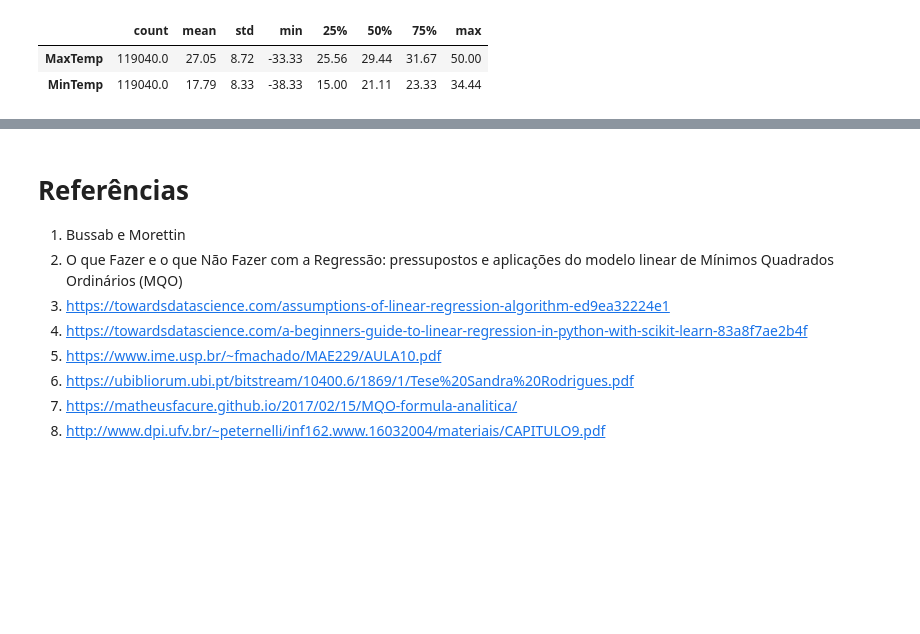
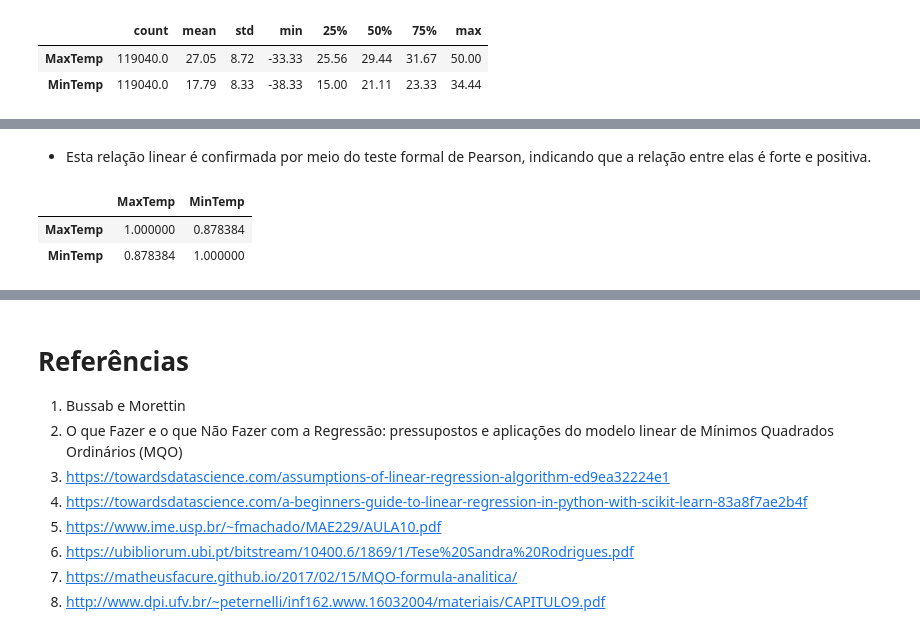
Before and after one commit to barbosarafael/DS_Avancado, a Jupyter notebook: 01Reg_Linear/Not_RegLinear.ipynb, the cells around one changed output, grey strips where cells are left out. Saved outputs shown, nothing was run; the diff lists cells and outputs as text; code cells hidden in the pictures; blank space fills up the shorter version.

```diff
--- a/01Reg_Linear/Not_RegLinear.ipynb
+++ b/01Reg_Linear/Not_RegLinear.ipynb
@@ -334,0 +338,8 @@ plt.show()
+# %% [markdown]
+- Esta relação linear é confirmada por meio do teste formal de Pearson, indicando que a relação entre elas é forte e positiva.
+# %%
+dados.corr()
+# %% [output]
+|  | MaxTemp | MinTemp |
+| MaxTemp | 1.000000 | 0.878384 |
+| MinTemp | 0.878384 | 1.000000 |
```
Also changed, not shown: parts of 15 cells of this notebook, 1 other file.
